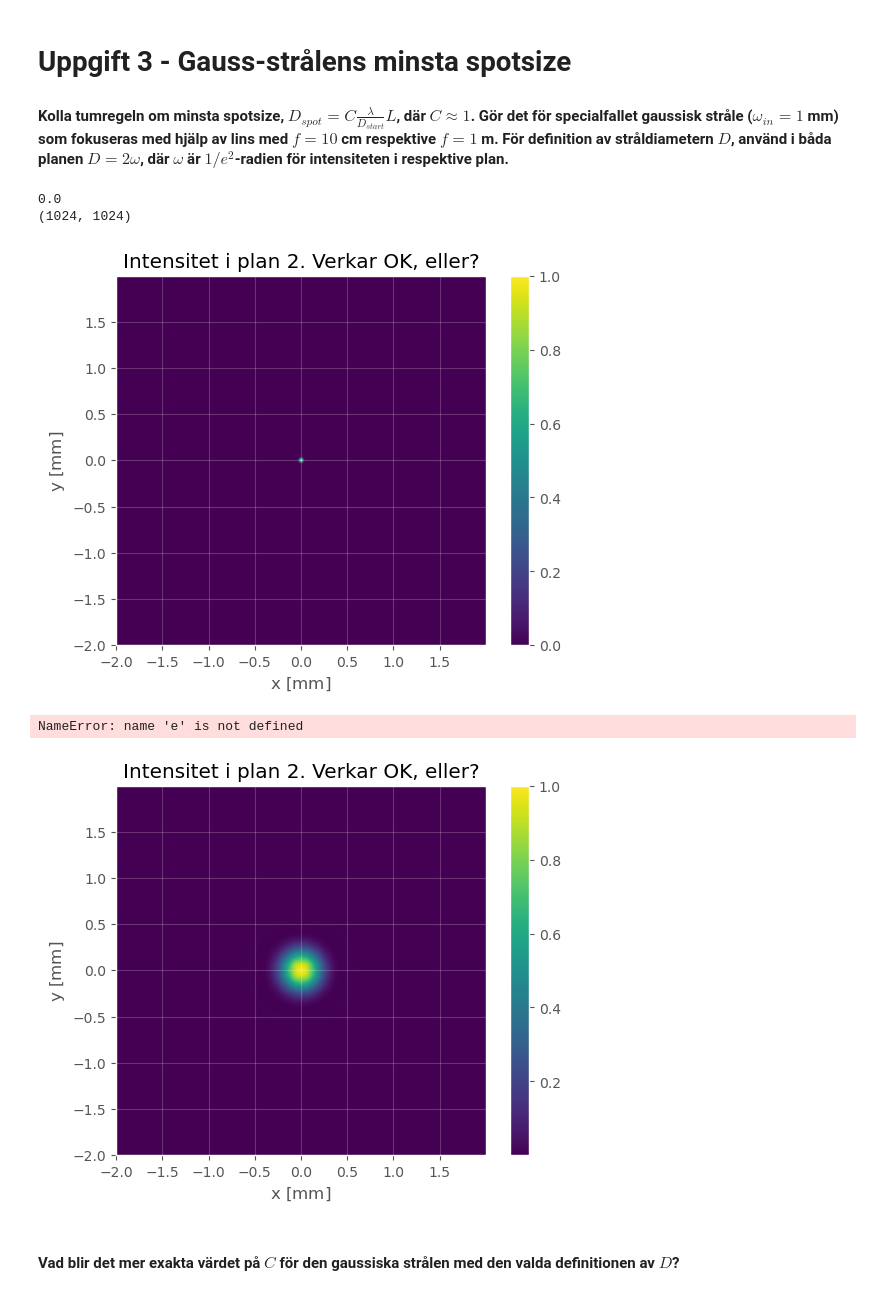
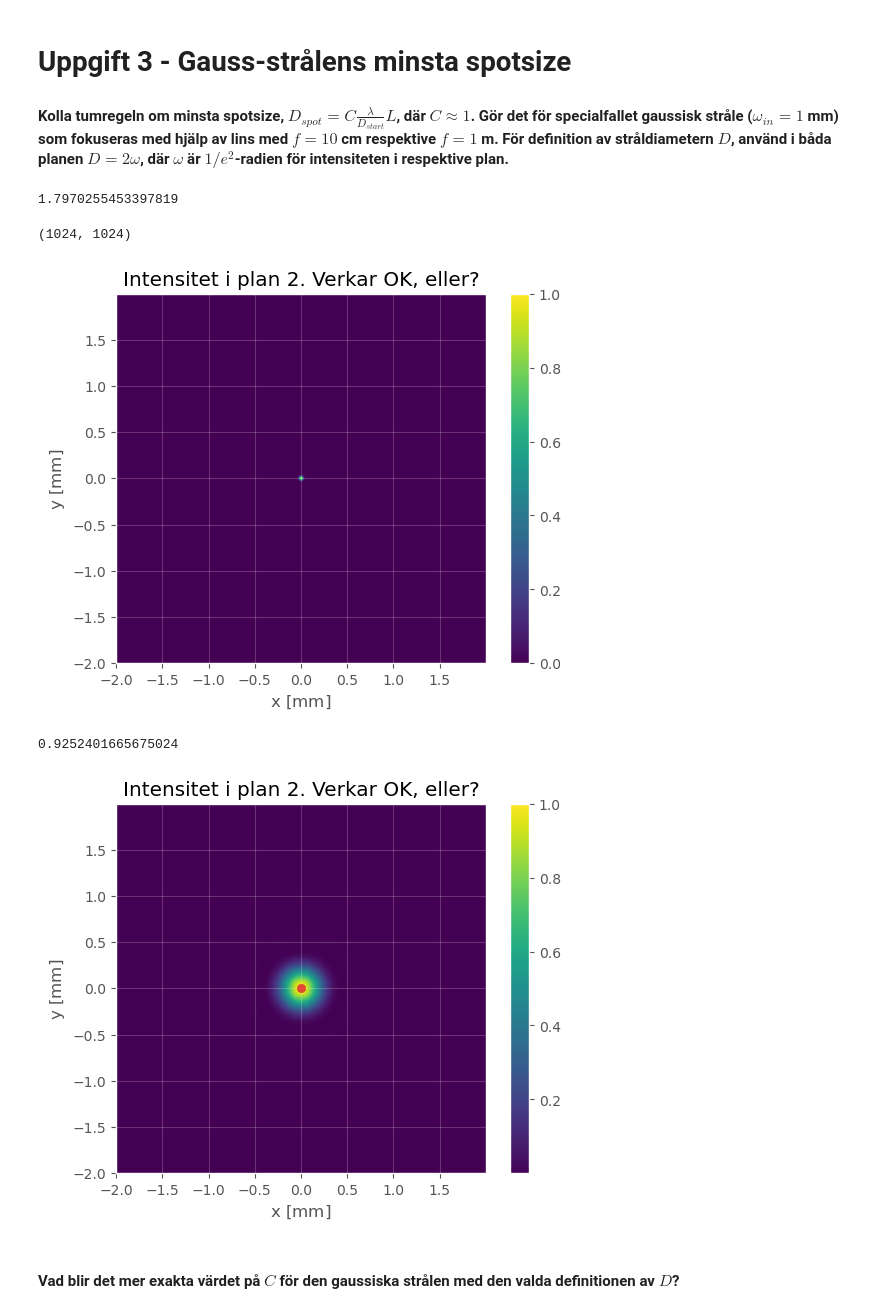
Before and after one commit to WildKnife7/HUPP, a Jupyter notebook: HUPP1 (1).ipynb, the cells around one changed output. Cells and saved outputs as stored; diff of their text form; code cells hidden in the pictures.

```diff
--- a/HUPP1 (1).ipynb
+++ b/HUPP1 (1).ipynb
@@ -182,6 +182,25 @@ E1    = E1_in_gauss*T_lins1*T_aperture
 E2      = PAS(E1, f_1, N, a, lambda_noll, n_medium)         # Propagera med vår PAS funktion
 I2      = np.abs(E2)**2    # Intesitet i plan 2
 I2_norm = I2/np.max(I2)    # Normaliserad intensitet i plan 2 för att plotta
+# %%
+
+def coolshit(target_value, matrix):
+    indices = np.where(matrix == target_value)
+
+    diff_matrix = np.abs(matrix - target_value)
+    y, x = np.unravel_index(np.argmin(diff_matrix), matrix.shape)
+
+    element_X = X[y, x]
+    element_Y = Y[y, x]
+    element_I = I2_norm[y, x]
+    vec1 = np.array([element_X, element_Y])
+    return vec1
+vec = coolshit(1, I2_norm) - coolshit(1/np.exp(2),I2_norm)
+D_norm = 2*np.linalg.norm(vec)
+C = D_norm * omega1 *2 /(lambda_noll*f_1)
+print(C)
+# %% [output]
+1.7970255453397819
 # %%
 # Plotta intensitet i plan 2
 plt.figure()
@@ -192,10 +211,8 @@ plt.title(r'Intensitet i plan 2. Verkar OK, eller?')
 plt.xlabel(r'x $[$mm$]$')
 plt.ylabel(r'y $[$mm$]$')
 plt.grid(alpha=0.2)
-print(np.max(I2_norm)-(np.min(I2_norm)>0))
-print(np.shape(E2))
+print(np.shape(X))
 # %% [output]
-0.0
 (1024, 1024)
 [figure]
 # %%
@@ -206,19 +223,25 @@ E1    = E1_in_gauss*T_lins2*T_aperture
 E2      = PAS(E1, f_2, N, a, lambda_noll, n_medium)         # Propagera med vår PAS funktion
 I2      = np.abs(E2)**2    # Intesitet i plan 2
 I2_norm = I2/np.max(I2)    # Normaliserad intensitet i plan 2 för att plotta
+# %%
+vec = coolshit(1, I2_norm) - coolshit(1/np.exp(2),I2_norm)
+D_norm = np.linalg.norm(vec)
+C = D_norm * omega1 *2 /(lambda_noll*f_2)
+print(C)
+# %% [output]
+0.9252401665675024
 # %%
+x_p, y_p = coolshit(1, I2_norm)
 plt.figure()
 image = plt.imshow(I2_norm, extent = [x_mm.min(), x_mm.max(), y_mm.min(), y_mm.max()])
 plt.colorbar(image)
-
+plt.scatter(x_p, y_p)
 plt.title(r'Intensitet i plan 2. Verkar OK, eller?')
 plt.xlabel(r'x $[$mm$]$')
 plt.ylabel(r'y $[$mm$]$')
 plt.grid(alpha=0.2)
-print(np.max(I2_norm)-(np.min(I2_norm)))
 # %% [output]
-NameError: name 'e' is not defined
-[figure, old version]
+[figure, new version]
 # %% [markdown]
 #### **Vad blir det mer exakta värdet på $𝐶$ för den gaussiska strålen med den valda definitionen av $𝐷$?**
 # %% [markdown]
```
Also changed, not shown: parts of 1 cell of this notebook, 1 other file.
